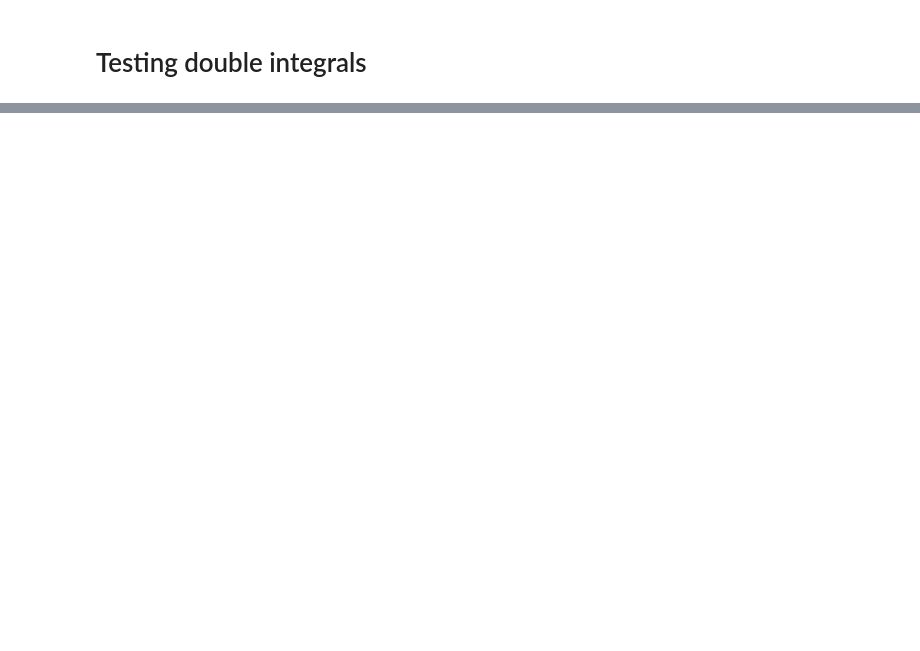
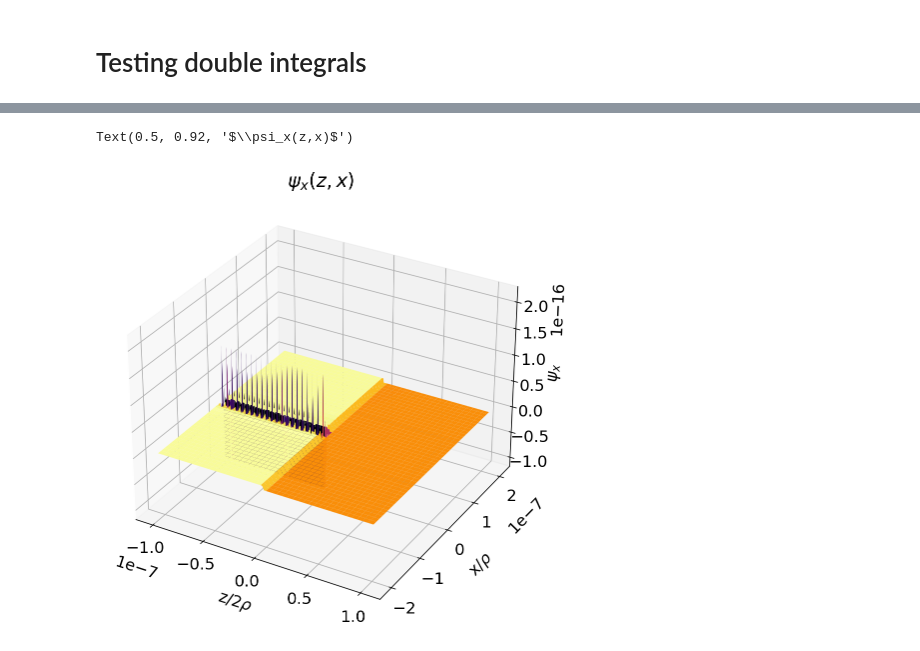
Before and after one commit to weiyuanlou/PyCSR2D, a Jupyter notebook: benchmarking/one_bend_transient/IGF_and_tanh_sinh_pracice.ipynb, the cells around one changed output, grey strips where cells are left out. Cells and saved outputs as stored; diff of their text form; code cells hidden in the pictures; blank space fills up the shorter version.

```diff
--- a/benchmarking/one_bend_transient/IGF_and_tanh_sinh_pracice.ipynb
+++ b/benchmarking/one_bend_transient/IGF_and_tanh_sinh_pracice.ipynb
@@ -381,0 +72,26 @@ nquad(f, ranges)
+# %%
+dz = 1e-8
+dx = 1e-8
+nz = 103
+nx = 105
+
+rho = 5
+
+dx = dx/rho
+dz = dz/(2*abs(rho))
+
+# Double-sized array for convolution with the density
+zvec2 = np.arange(-nz+1,nz+1,1)*dz # center = 0 is at [nz-1]
+xvec2 = np.arange(-nx+1,nx+1,1)*dx # center = 0 is at [nx-1]
+
+zm2, xm2 = np.meshgrid(zvec2, xvec2, indexing="ij")
+psi_s_grid = psi_s(zm2, xm2, beta) # Numba routines!
+psi_x_grid = psi_x0(zm2, xm2, beta, dx) # Numba routines!
+
+# For psi_x grid we can also choose to exclude the points along x=0
+xvec2_no_x0 = np.append(xvec2[0:nx-1],xvec2[nx:2*nx])
+
+zm2_no_x0, xm2_no_x0 = np.meshgrid(zvec2, xvec2_no_x0, indexing="ij")
+psi_x_grid_no_x0 = psi_x_exact(zm2_no_x0, xm2_no_x0, beta)
+
+#haha = psi_x(zm2_no_x0, xm2_no_x0, beta)
@@ -381,0 +116,14 @@ nquad(f, ranges)
+# %%
+fig, ax = plt.subplots(figsize=(8,8))
+ax = plt.axes(projection='3d')
+
+labelpad = 10
+
+ax.plot_surface(zm2 ,xm2 , psi_x_grid *dx*dz, cmap='inferno')
+ax.set_xlabel(r'z/2$\rho$',labelpad=labelpad)
+ax.set_ylabel(r'x/$\rho$',labelpad=labelpad)
+ax.set_zlabel(r'$\psi_x$')
+ax.set_title(r'$\psi_x(z,x)$',pad=0)
+# %% [output]
+Text(0.5, 0.92, '$\\psi_x(z,x)$')
+[figure, added]
```
Also changed, not shown: parts of 77 cells of this notebook, 1 other file.
